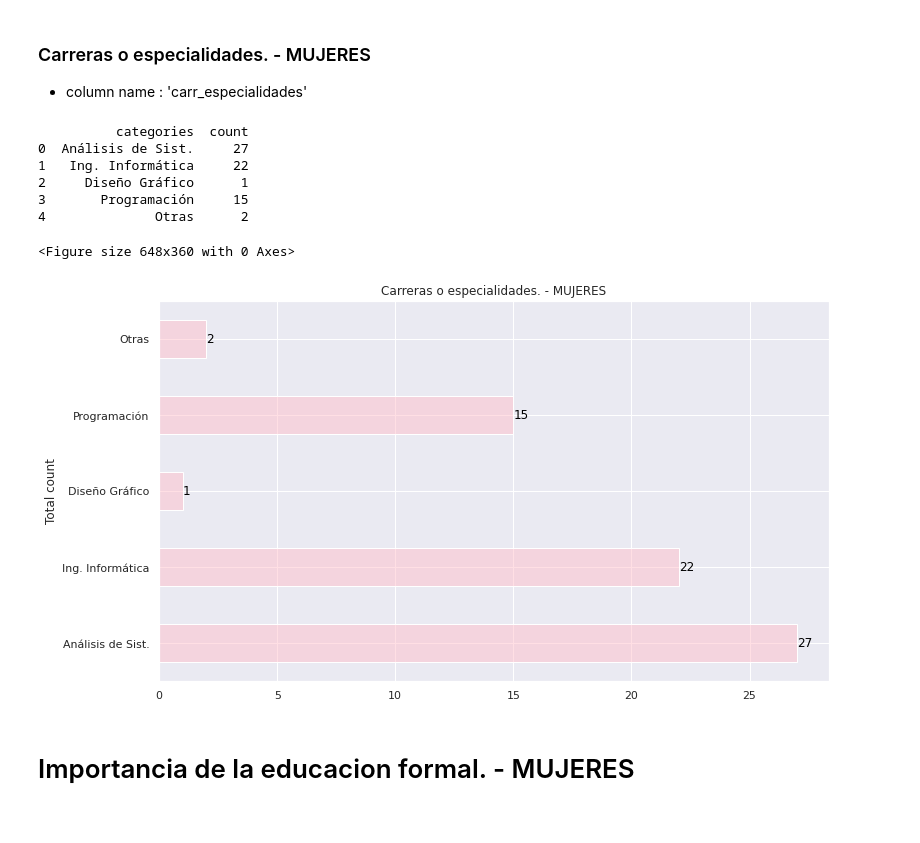
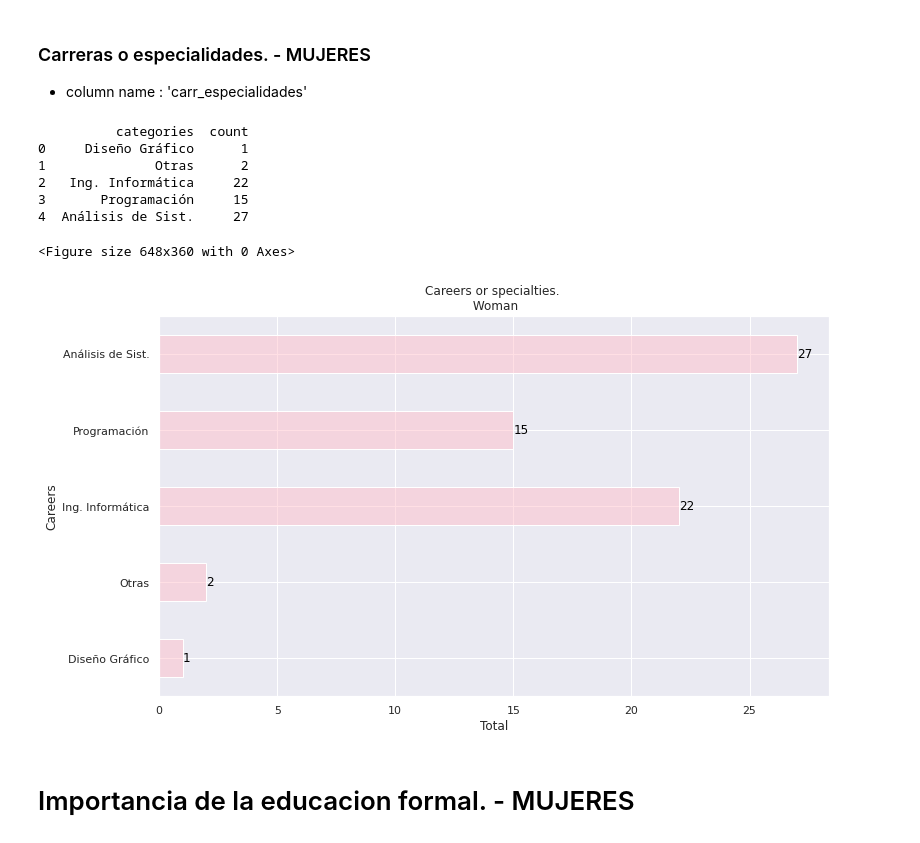
Before and after one commit to TorrezMN/Data_Science, a Jupyter notebook: Enc_Devs_Py/Notebooks/Education.ipynb, the cells around one changed output. Cells and saved outputs as stored; diff of their text form; code cells hidden in the pictures.

```diff
--- a/Enc_Devs_Py/Notebooks/Education.ipynb
+++ b/Enc_Devs_Py/Notebooks/Education.ipynb
@@ -215,7 +250,7 @@ fig = plt.figure(figsize=(9, 5))
 ed_hombres_df = make_df(gen.get_group("HOMBRE"), "educacion", "categories", "count")
 ed_hombres_plot = ed_hombres_df.plot(
     kind="barh",
-    title="Education Level \n Male",
+    title="Education Level \n Men",
     fontsize=13,
     legend=False,
     color=get_color("Male", "light"),
@@ -282,7 +317,7 @@ carr_hombres_df = make_df(
 )
 carr_hombres_plot = carr_hombres_df.plot(
     kind="barh",
-    title="Carers or Specialties \n Male",
+    title="Carers or Specialties \n Men",
     xlabel="Carers / Specialties",
     legend=False,
     color=get_color("Male", "light"),
@@ -382,7 +417,7 @@ fig = plt.figure(figsize=(9, 5))
 ed_mujeres_df = make_df(gen.get_group("MUJER"), "educacion", "categories", "count")
 ed_mujeres_plot = ed_mujeres_df.plot(
     kind="barh",
-    title="Level of Education - Female",
+    title="Level of Education \n Woman",
     legend=False,
     color=get_color("Female", "light"),
 )
@@ -416,37 +451,43 @@ plt.show()
 # %%
 fig = plt.figure(figsize=(9, 5))
 
 
 carr_mujeres_df = make_df(
     gen.get_group("MUJER"), "carr_especialidades", "categories", "count"
 )
 carr_mujeres_plot = carr_mujeres_df.plot(
     kind="barh",
     ylabel="Carers / Specialties",
-    xlabel="Total count",
-    title="Carreras o especialidades. - MUJERES",
+    title="Careers or specialties. \n Woman",
     legend=False,
     color=get_color("Female", "light"),
 )
+
+
+carr_mujeres_plot.set_xlabel("Total")
+carr_mujeres_plot.set_ylabel("Careers")
+
+
+
 
 print(carr_mujeres_df)
 carr_mujeres_plot.set_yticklabels(
     [v for k, v in enumerate(carr_mujeres_df["categories"])]
 )
 
 for k, v in enumerate([i for i in carr_mujeres_df["count"]]):
     carr_mujeres_plot.annotate(v, (v, k), va="center", color="black")
 
 plt.show()
 # %% [output]
           categories  count
-0  Análisis de Sist.     27
-1   Ing. Informática     22
-2     Diseño Gráfico      1
+0     Diseño Gráfico      1
+1              Otras      2
+2   Ing. Informática     22
 3       Programación     15
-4              Otras      2
+4  Análisis de Sist.     27
 <Figure size 648x360 with 0 Axes>
-[figure, old version]
+[figure, new version]
 # %% [markdown]
 # Importancia de la educacion formal. - MUJERES
 # %% [markdown]
```
Also changed, not shown: parts of 16 cells of this notebook, 5 other files.
